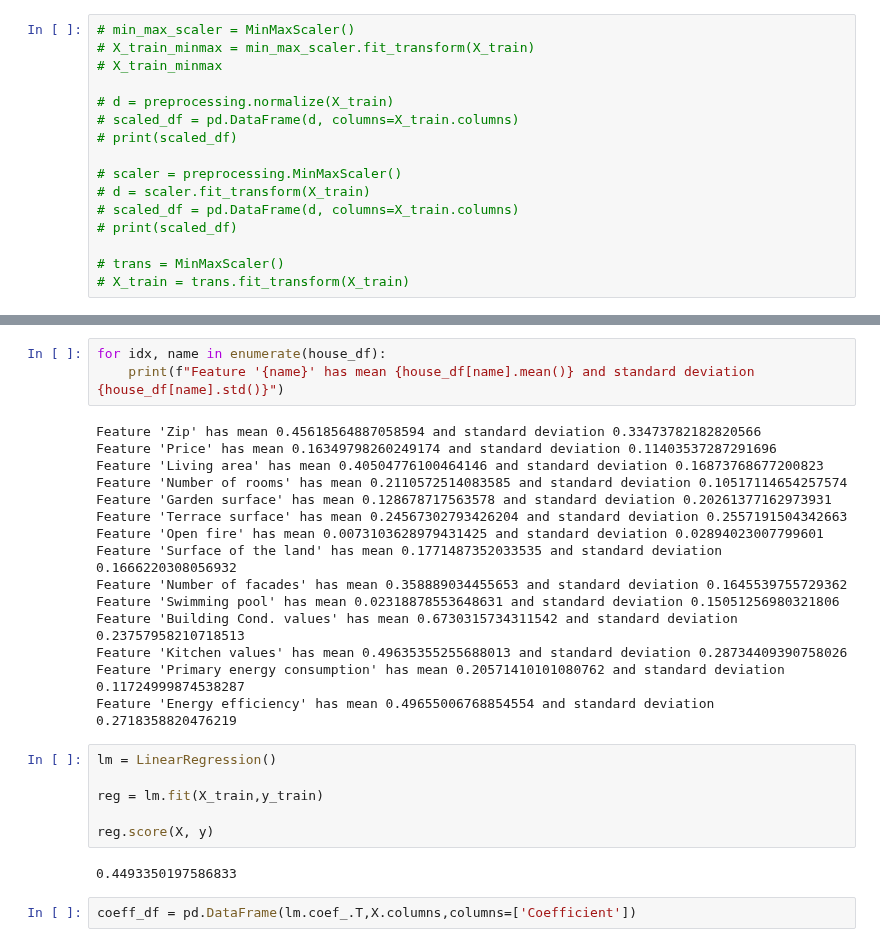
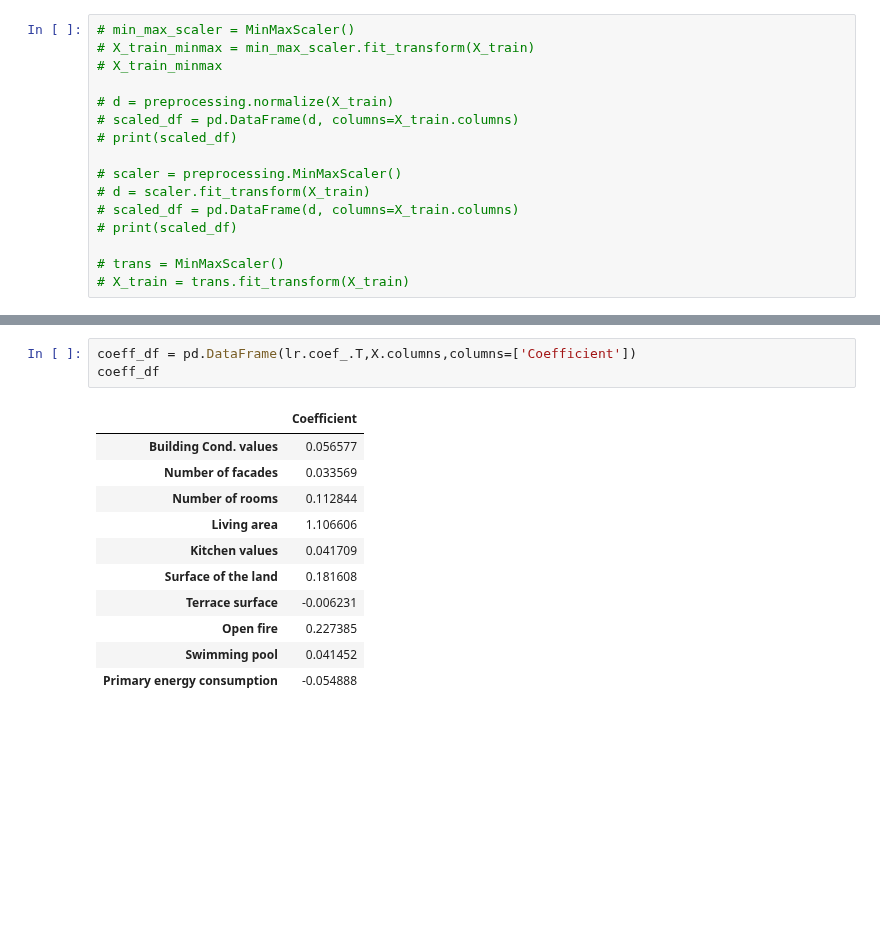
Before and after one commit to Ta-DevSark/challenge-regression, a Jupyter notebook: melike_test.ipynb, the cells around one changed output, grey strips where cells are left out. Drawn from its saved outputs; the diff is of its cells as text; blank space fills up the shorter version.

```diff
--- a/melike_test.ipynb
+++ b/melike_test.ipynb
@@ -166,28 +164,15 @@ print(r2)
-# %%
-for idx, name in enumerate(house_df):
-    print(f"Feature '{name}' has mean {house_df[name].mean()} and standard deviation {house_df[name].std()}")
-# %% [output]
-Feature 'Zip' has mean 0.45618564887058594 and standard deviation 0.33473782182820566
-Feature 'Price' has mean 0.16349798260249174 and standard deviation 0.11403537287291696
-Feature 'Living area' has mean 0.40504776100464146 and standard deviation 0.16873768677200823
-Feature 'Number of rooms' has mean 0.2110572514083585 and standard deviation 0.10517114654257574
-Feature 'Garden surface' has mean 0.128678717563578 and standard deviation 0.20261377162973931
-Feature 'Terrace surface' has mean 0.24567302793426204 and standard deviation 0.2557191504342663
-Feature 'Open fire' has mean 0.0073103628979431425 and standard deviation 0.02894023007799601
-Feature 'Surface of the land' has mean 0.1771487352033535 and standard deviation 0.1666220308056932
-Feature 'Number of facades' has mean 0.358889034455653 and standard deviation 0.1645539755729362
-Feature 'Swimming pool' has mean 0.02318878553648631 and standard deviation 0.15051256980321806
-Feature 'Building Cond. values' has mean 0.6730315734311542 and standard deviation 0.23757958210718513
-Feature 'Kitchen values' has mean 0.49635355255688013 and standard deviation 0.28734409390758026
-Feature 'Primary energy consumption' has mean 0.20571410101080762 and standard deviation 0.11724999874538287
-Feature 'Energy efficiency' has mean 0.49655006768854554 and standard deviation 0.2718358820476219
-# %%
-lm = LinearRegression()
-
-reg = lm.fit(X_train,y_train)
-
-reg.score(X, y)
-# %% [output]
-0.4493350197586833
 # %%
-coeff_df = pd.DataFrame(lm.coef_.T,X.columns,columns=['Coefficient'])
+coeff_df = pd.DataFrame(lr.coef_.T,X.columns,columns=['Coefficient'])
+coeff_df
+# %% [output]
+|  | Coefficient |
+| Building Cond. values | 0.056577 |
+| Number of facades | 0.033569 |
+| Number of rooms | 0.112844 |
+| Living area | 1.106606 |
+| Kitchen values | 0.041709 |
+| Surface of the land | 0.181608 |
+| Terrace surface | -0.006231 |
+| Open fire | 0.227385 |
+| Swimming pool | 0.041452 |
+| Primary energy consumption | -0.054888 |
```
Also changed, not shown: parts of 13 cells of this notebook, 1 other file.
